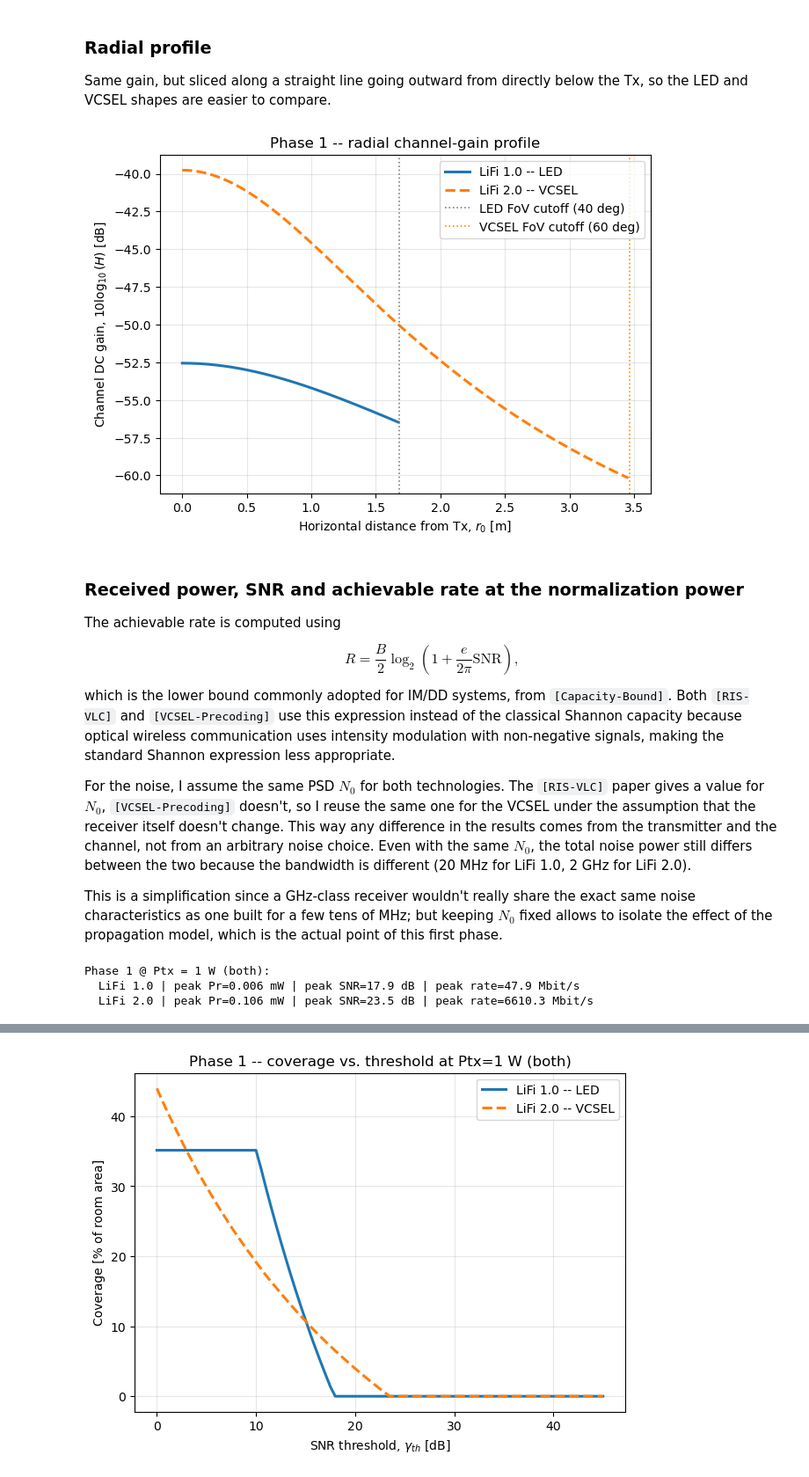
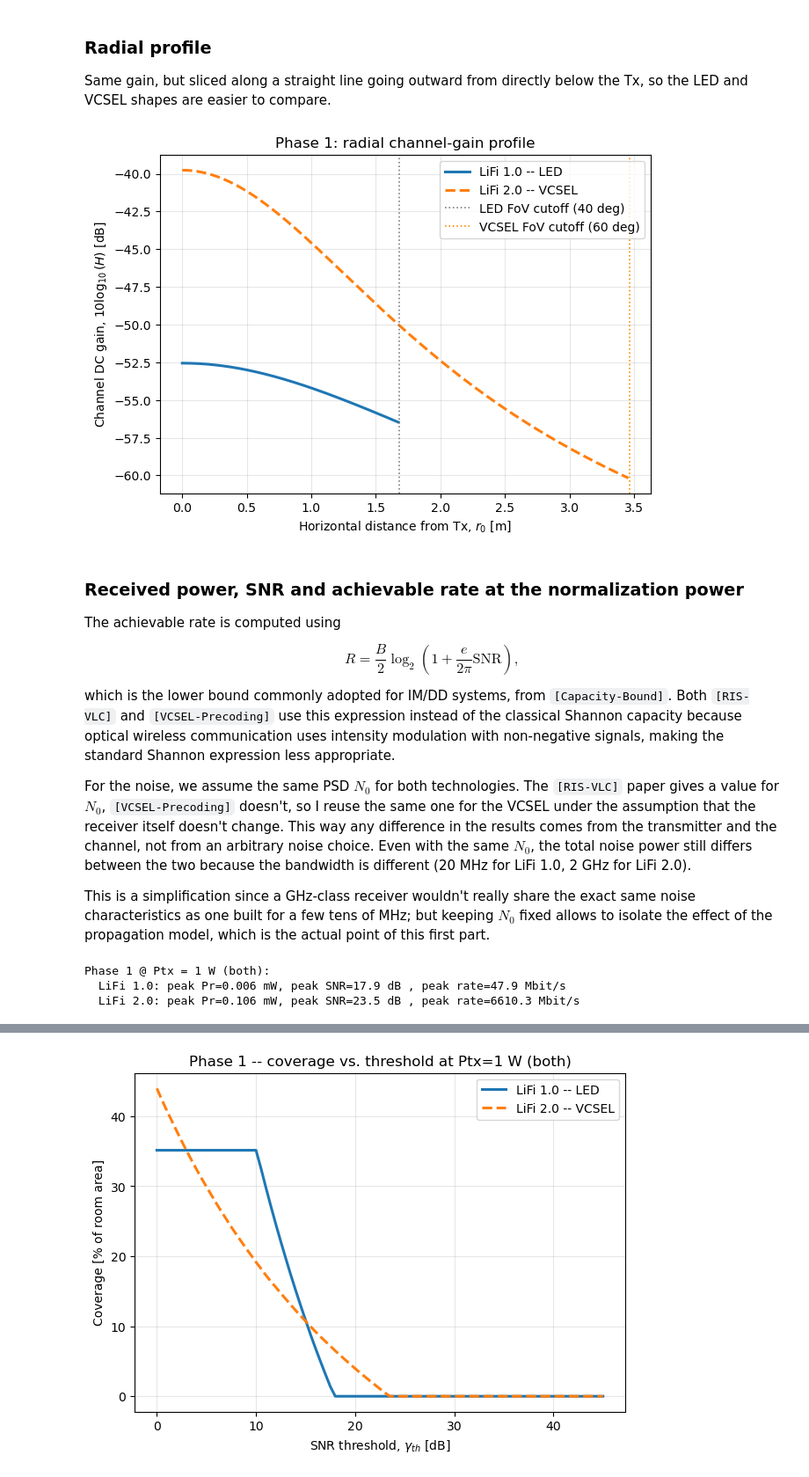
Before and after one commit to carolinalopezdelamadriz/lifi-comparative-analysis, a Jupyter notebook: single_cell_analysis.ipynb, the cells around one changed output, grey strips where cells are left out. Shown at 88% size. Drawn from its saved outputs; the diff is of its cells as text; code cells hidden in the pictures.

```diff
--- a/single_cell_analysis.ipynb
+++ b/single_cell_analysis.ipynb
@@ -136,30 +138,30 @@ Same gain, but sliced along a straight line going outward from directly below th
 # %%
 r0_line = np.linspace(1e-3, np.hypot(ROOM_X, ROOM_Y) / 2, 400)  # horizontal distance samples [m]
 d_line = np.sqrt(r0_line**2 + dz**2)   # straight-line Tx-Rx distance along that line [m]
 th_line = np.arctan2(r0_line, dz)      # incidence angle along that line [rad]
 
 Hl_line = (m_led + 1) * APD / (2 * np.pi * d_line**2) * np.cos(th_line)**m_led * np.cos(th_line)  # same LED formula as before
 Hl_line = np.where(th_line <= FOV, Hl_line, np.nan)  # NaN outside FoV so it just doesn't plot
 
 wz_line = W0 * np.sqrt(1 + (d_line / zR)**2)  # VCSEL beam radius along the line [m]
 Hv_line = (2 / (np.pi * wz_line**2) * np.exp(-2 * r0_line**2 / wz_line**2)) * APD * G_lens  # same VCSEL formula as before
 if APPLY_VCSEL_FOV_CUTOFF:
     Hv_line = np.where(th_line <= theta_r, Hv_line, np.nan)
 
 fig, ax = plt.subplots(figsize=(7.2, 5))
 ax.plot(r0_line, 10 * np.log10(Hl_line), lw=2.2, label="LiFi 1.0 -- LED")
 ax.plot(r0_line, 10 * np.log10(Hv_line), lw=2.2, ls="--", label="LiFi 2.0 -- VCSEL")
 ax.axvline(dz * np.tan(FOV), color="gray", ls=":", lw=1.2, label=f"LED FoV cutoff ({FOV_DEG:.0f} deg)")
 if APPLY_VCSEL_FOV_CUTOFF:
     ax.axvline(dz * np.tan(theta_r), color="darkorange", ls=":", lw=1.2, label=f"VCSEL FoV cutoff ({THETA_R_DEG:.0f} deg)")
 ax.set_xlabel(r"Horizontal distance from Tx, $r_0$ [m]")
 ax.set_ylabel(r"Channel DC gain, $10\log_{10}(H)$ [dB]")
-ax.set_title("Phase 1 -- radial channel-gain profile")
+ax.set_title("Phase 1: radial channel-gain profile")
 ax.legend()
 ax.grid(alpha=.3)
 plt.show()
 # %% [output]
-[figure, old version]
+[figure, new version]
 # %% [markdown]
 ### Received power, SNR and achievable rate at the normalization power
 
@@ -171,9 +173,9 @@ $$
 
 which is the lower bound commonly adopted for IM/DD systems, from `[Capacity-Bound]`. Both `[RIS-VLC]` and `[VCSEL-Precoding]` use this expression instead of the classical Shannon capacity because optical wireless communication uses intensity modulation with non-negative signals, making the standard Shannon expression less appropriate.
 
-For the noise, I assume the same PSD $N_0$ for both technologies. The `[RIS-VLC]` paper gives a value for $N_0$, `[VCSEL-Precoding]` doesn't, so I reuse the same one for the VCSEL under the assumption that the receiver itself doesn't change. This way any difference in the results comes from the transmitter and the channel, not from an arbitrary noise choice. Even with the same $N_0$, the total noise power still differs between the two because the bandwidth is different (20 MHz for LiFi 1.0, 2 GHz for LiFi 2.0).
+For the noise, we assume the same PSD $N_0$ for both technologies. The `[RIS-VLC]` paper gives a value for $N_0$, `[VCSEL-Precoding]` doesn't, so I reuse the same one for the VCSEL under the assumption that the receiver itself doesn't change. This way any difference in the results comes from the transmitter and the channel, not from an arbitrary noise choice. Even with the same $N_0$, the total noise power still differs between the two because the bandwidth is different (20 MHz for LiFi 1.0, 2 GHz for LiFi 2.0).
 
-This is a simplification since a GHz-class receiver wouldn't really share the exact same noise characteristics as one built for a few tens of MHz; but keeping $N_0$ fixed allows to isolate the effect of the propagation model, which is the actual point of this first phase.
+This is a simplification since a GHz-class receiver wouldn't really share the exact same noise characteristics as one built for a few tens of MHz; but keeping $N_0$ fixed allows to isolate the effect of the propagation model, which is the actual point of this first part.
 # %%
 N0 = 2.5e-20   # noise PSD [W/Hz], from the LiFi 1.0 paper ([RIS-VLC]), reused for LiFi 2.0 (see note above)
 B1 = 20e6      # LiFi 1.0 bandwidth [Hz], Table III ([RIS-VLC])
@@ -193,14 +195,14 @@ PTX_NORM = 1.0  # normalization power for Phase 1 [W], same for both transmitter
 Pr_led1, Pr_vcsel1, SNR_led1, SNR_vcsel1, R_led1, R_vcsel1 = snr_rate(PTX_NORM, PTX_NORM)
 
 print(f"Phase 1 @ Ptx = {PTX_NORM:.0f} W (both):")
-print(f"  LiFi 1.0 | peak Pr={np.nanmax(Pr_led1)*1e3:.3f} mW | peak SNR={10*np.log10(np.nanmax(SNR_led1)):.1f} dB "
-      f"| peak rate={np.nanmax(R_led1)/1e6:.1f} Mbit/s")
-print(f"  LiFi 2.0 | peak Pr={np.nanmax(Pr_vcsel1)*1e3:.3f} mW | peak SNR={10*np.log10(np.nanmax(SNR_vcsel1)):.1f} dB "
-      f"| peak rate={np.nanmax(R_vcsel1)/1e6:.1f} Mbit/s")
+print(f"  LiFi 1.0: peak Pr={np.nanmax(Pr_led1)*1e3:.3f} mW, peak SNR={10*np.log10(np.nanmax(SNR_led1)):.1f} dB "
+      f", peak rate={np.nanmax(R_led1)/1e6:.1f} Mbit/s")
+print(f"  LiFi 2.0: peak Pr={np.nanmax(Pr_vcsel1)*1e3:.3f} mW, peak SNR={10*np.log10(np.nanmax(SNR_vcsel1)):.1f} dB "
+      f", peak rate={np.nanmax(R_vcsel1)/1e6:.1f} Mbit/s")
 # %% [output]
 Phase 1 @ Ptx = 1 W (both):
-  LiFi 1.0 | peak Pr=0.006 mW | peak SNR=17.9 dB | peak rate=47.9 Mbit/s
-  LiFi 2.0 | peak Pr=0.106 mW | peak SNR=23.5 dB | peak rate=6610.3 Mbit/s
+  LiFi 1.0: peak Pr=0.006 mW, peak SNR=17.9 dB , peak rate=47.9 Mbit/s
+  LiFi 2.0: peak Pr=0.106 mW, peak SNR=23.5 dB , peak rate=6610.3 Mbit/s
 # %% [markdown]
 ### Coverage vs. SNR threshold
 
```
Also changed, not shown: parts of 11 cells of this notebook, 1 other file.
